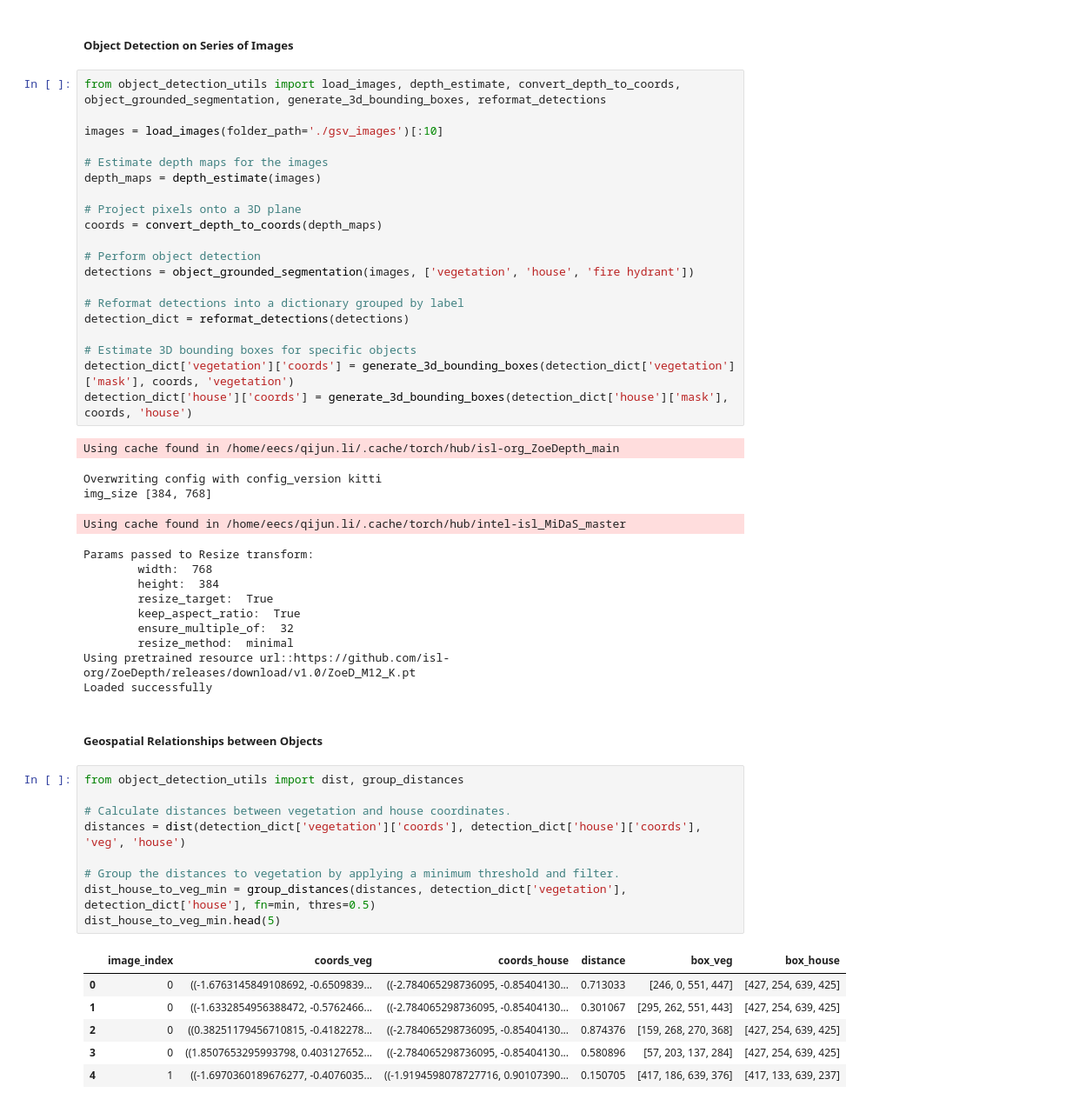
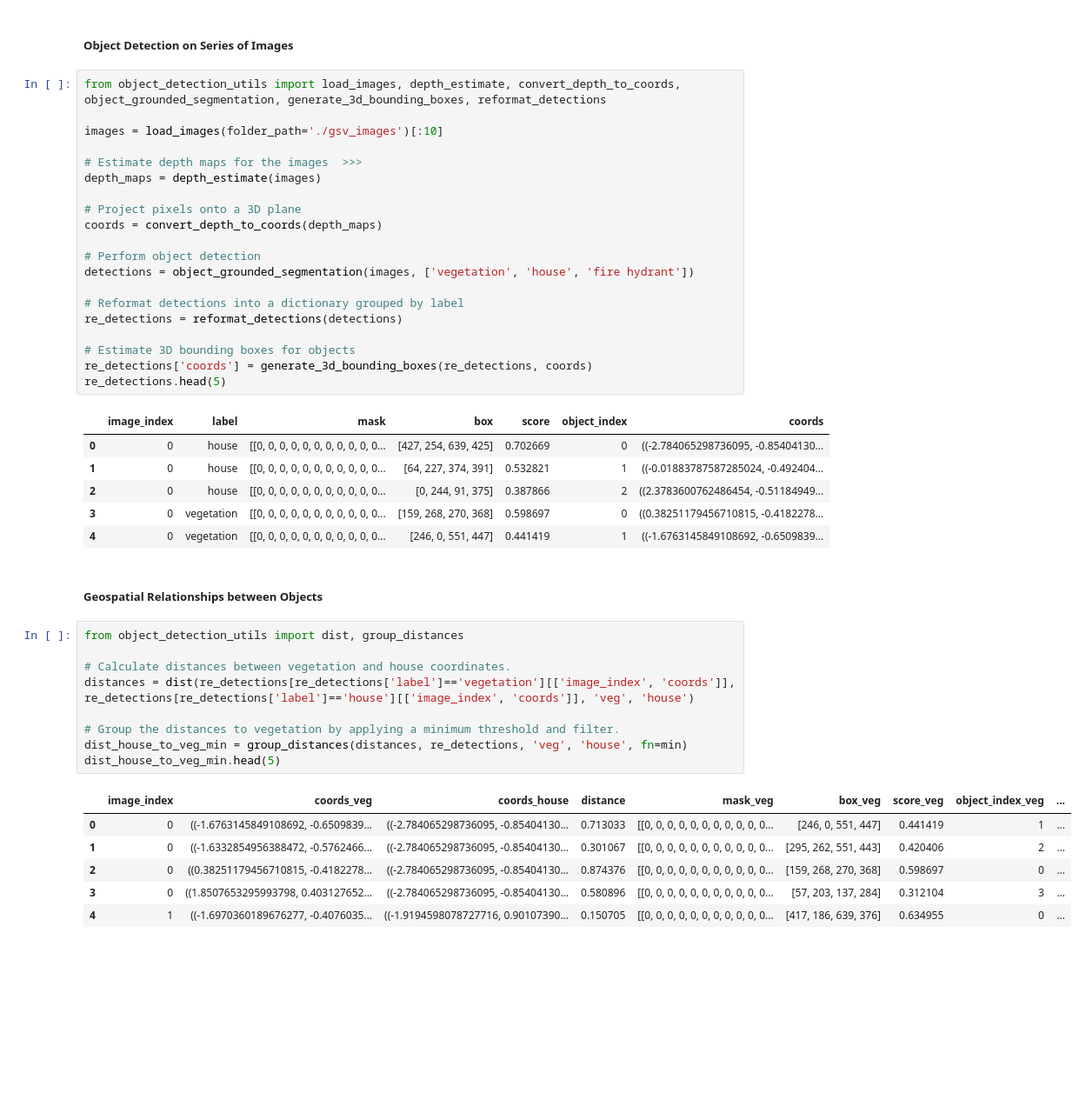
Before and after one commit to qlllllll/wildfire-prevention, a Jupyter notebook: src/gsv.ipynb, the cells around one changed output. Shown at 87% size. Saved outputs shown, nothing was run; the diff lists cells and outputs as text; blank space fills up the shorter version.

```diff
--- a/src/gsv.ipynb
+++ b/src/gsv.ipynb
@@ -80,7 +77,7 @@ from object_detection_utils import load_images, depth_estimate, convert_depth_to
 
 images = load_images(folder_path='./gsv_images')[:10]
 
-# Estimate depth maps for the images
+# Estimate depth maps for the images  >>>
 depth_maps = depth_estimate(images)
 
 # Project pixels onto a 3D plane
@@ -90,43 +87,36 @@ coords = convert_depth_to_coords(depth_maps)
 detections = object_grounded_segmentation(images, ['vegetation', 'house', 'fire hydrant'])
 
 # Reformat detections into a dictionary grouped by label
-detection_dict = reformat_detections(detections)
+re_detections = reformat_detections(detections)
 
-# Estimate 3D bounding boxes for specific objects
-detection_dict['vegetation']['coords'] = generate_3d_bounding_boxes(detection_dict['vegetation']['mask'], coords, 'vegetation')
-detection_dict['house']['coords'] = generate_3d_bounding_boxes(detection_dict['house']['mask'], coords, 'house')
+# Estimate 3D bounding boxes for objects
+re_detections['coords'] = generate_3d_bounding_boxes(re_detections, coords)
+re_detections.head(5)
 # %% [output]
-Using cache found in /home/eecs/qijun.li/.cache/torch/hub/isl-org_ZoeDepth_main
-Overwriting config with config_version kitti
-img_size [384, 768]
-Using cache found in /home/eecs/qijun.li/.cache/torch/hub/intel-isl_MiDaS_master
-Params passed to Resize transform:
-        width:  768
-        height:  384
-        resize_target:  True
-        keep_aspect_ratio:  True
-        ensure_multiple_of:  32
-        resize_method:  minimal
-Using pretrained resource url::https://github.com/isl-org/ZoeDepth/releases/download/v1.0/ZoeD_M12_K.pt
-Loaded successfully
+|  | image_index | label | mask | box | score | object_index | coords |
+| 0 | 0 | house | [[0, 0, 0, 0, 0, 0, 0, 0, 0, 0, 0... | [427, 254, 639, 425] | 0.702669 | 0 | ((-2.784065298736095, -0.85404130... |
+| 1 | 0 | house | [[0, 0, 0, 0, 0, 0, 0, 0, 0, 0, 0... | [64, 227, 374, 391] | 0.532821 | 1 | ((-0.01883787587285024, -0.492404... |
+| 2 | 0 | house | [[0, 0, 0, 0, 0, 0, 0, 0, 0, 0, 0... | [0, 244, 91, 375] | 0.387866 | 2 | ((2.3783600762486454, -0.51184949... |
+| 3 | 0 | vegetation | [[0, 0, 0, 0, 0, 0, 0, 0, 0, 0, 0... | [159, 268, 270, 368] | 0.598697 | 0 | ((0.38251179456710815, -0.4182278... |
+| 4 | 0 | vegetation | [[0, 0, 0, 0, 0, 0, 0, 0, 0, 0, 0... | [246, 0, 551, 447] | 0.441419 | 1 | ((-1.6763145849108692, -0.6509839... |
 # %% [markdown]
 ##### Geospatial Relationships between Objects
 # %%
 from object_detection_utils import dist, group_distances
 
 # Calculate distances between vegetation and house coordinates.
-distances = dist(detection_dict['vegetation']['coords'], detection_dict['house']['coords'], 'veg', 'house')
+distances = dist(re_detections[re_detections['label']=='vegetation'][['image_index', 'coords']], re_detections[re_detections['label']=='house'][['image_index', 'coords']], 'veg', 'house')
 
 # Group the distances to vegetation by applying a minimum threshold and filter.
-dist_house_to_veg_min = group_distances(distances, detection_dict['vegetation'], detection_dict['house'], fn=min, thres=0.5)
+dist_house_to_veg_min = group_distances(distances, re_detections, 'veg', 'house', fn=min)
 dist_house_to_veg_min.head(5)
 # %% [output]
-|  | image_index | coords_veg | coords_house | distance | box_veg | box_house |
-| 0 | 0 | ((-1.6763145849108692, -0.6509839... | ((-2.784065298736095, -0.85404130... | 0.713033 | [246, 0, 551, 447] | [427, 254, 639, 425] |
-| 1 | 0 | ((-1.6332854956388472, -0.5762466... | ((-2.784065298736095, -0.85404130... | 0.301067 | [295, 262, 551, 443] | [427, 254, 639, 425] |
-| 2 | 0 | ((0.38251179456710815, -0.4182278... | ((-2.784065298736095, -0.85404130... | 0.874376 | [159, 268, 270, 368] | [427, 254, 639, 425] |
-| 3 | 0 | ((1.8507653295993798, 0.403127652... | ((-2.784065298736095, -0.85404130... | 0.580896 | [57, 203, 137, 284] | [427, 254, 639, 425] |
-| 4 | 1 | ((-1.6970360189676277, -0.4076035... | ((-1.9194598078727716, 0.90107390... | 0.150705 | [417, 186, 639, 376] | [417, 133, 639, 237] |
+|  | image_index | coords_veg | coords_house | distance | mask_veg | box_veg | score_veg | object_index_veg | ... |
+| 0 | 0 | ((-1.6763145849108692, -0.6509839... | ((-2.784065298736095, -0.85404130... | 0.713033 | [[0, 0, 0, 0, 0, 0, 0, 0, 0, 0, 0... | [246, 0, 551, 447] | 0.441419 | 1 | ... |
+| 1 | 0 | ((-1.6332854956388472, -0.5762466... | ((-2.784065298736095, -0.85404130... | 0.301067 | [[0, 0, 0, 0, 0, 0, 0, 0, 0, 0, 0... | [295, 262, 551, 443] | 0.420406 | 2 | ... |
+| 2 | 0 | ((0.38251179456710815, -0.4182278... | ((-2.784065298736095, -0.85404130... | 0.874376 | [[0, 0, 0, 0, 0, 0, 0, 0, 0, 0, 0... | [159, 268, 270, 368] | 0.598697 | 0 | ... |
+| 3 | 0 | ((1.8507653295993798, 0.403127652... | ((-2.784065298736095, -0.85404130... | 0.580896 | [[0, 0, 0, 0, 0, 0, 0, 0, 0, 0, 0... | [57, 203, 137, 284] | 0.312104 | 3 | ... |
+| 4 | 1 | ((-1.6970360189676277, -0.4076035... | ((-1.9194598078727716, 0.90107390... | 0.150705 | [[0, 0, 0, 0, 0, 0, 0, 0, 0, 0, 0... | [417, 186, 639, 376] | 0.634955 | 0 | ... |
 # %%
 from plot_utils import *
 
```
Also changed, not shown: parts of 9 cells of this notebook.
